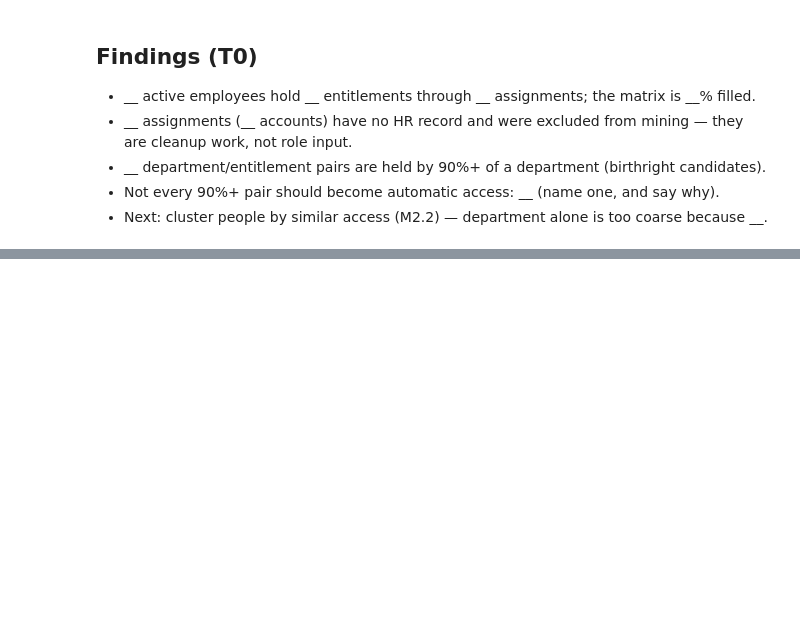
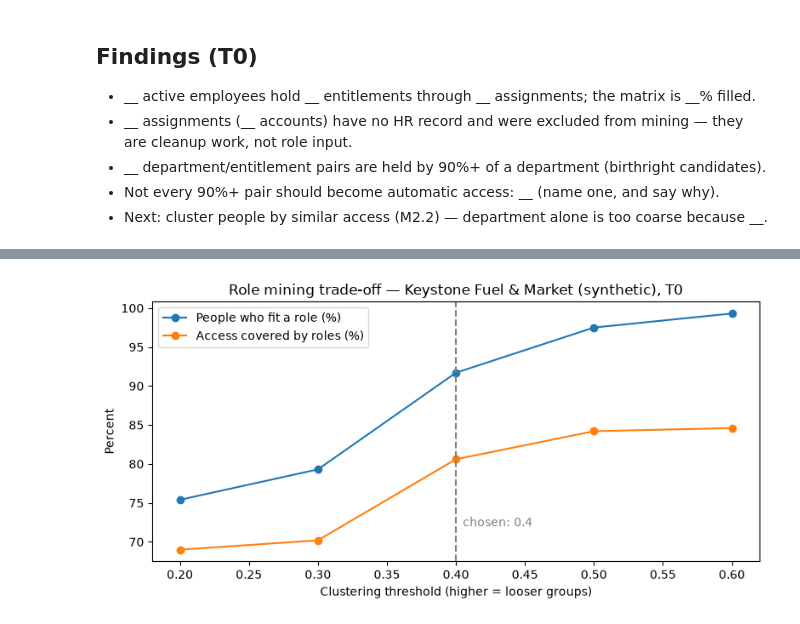
Before and after one commit to Connor-Metzger/entra-governance, a Jupyter notebook: notebooks/role_mining.ipynb, the cells around one changed output, grey strips where cells are left out. Cells and saved outputs as stored; diff of their text form; code cells hidden in the pictures; blank space fills up the shorter version.

Commit message:
M2.2: Jaccard clustering, 13 candidate roles, SoD check, outlier list

```diff
--- a/notebooks/role_mining.ipynb
+++ b/notebooks/role_mining.ipynb
@@ -183,0 +221,6 @@ Department/entitlement pairs held by 90%+ of the department: 17
+# %%
+distances = pdist(matrix.values.astype(bool), metric="jaccard")
+similarity = 1 - squareform(distances)
+pairs = similarity[np.triu_indices(len(similarity), k=1)]
+print("Pairs compared:", f"{len(pairs):,}")
+print("Average similarity between two people:", round(pairs.mean(), 2))
@@ -183,0 +230,20 @@ Department/entitlement pairs held by 90%+ of the department: 17
+# %%
+tree = linkage(distances, method="average")
+
+def build_roles(threshold, min_size=5, core_share=0.80):
+    labels = pd.Series(fcluster(tree, t=threshold, criterion="distance"), index=matrix.index)
+    sizes = labels.value_counts()
+    kept = sizes[sizes >= min_size].index
+    core = {c: set(matrix.columns[matrix.loc[labels[labels == c].index].mean() >= core_share]) for c in kept}
+    covered = sum(len(access_of(u) & core.get(labels[u], set())) for u in matrix.index)
+    return labels, kept, core, covered
+
+sweep = []
+for t in [0.2, 0.3, 0.4, 0.5, 0.6]:
+    labels, kept, core, covered = build_roles(t)
+    in_role = labels.isin(kept).sum()
+    sweep.append({"threshold": t, "candidate_roles": len(kept),
+                  "people_in_a_role_pct": round(100 * in_role / len(labels), 1),
+                  "access_covered_pct": round(100 * covered / matrix.values.sum(), 1)})
+sweep = pd.DataFrame(sweep)
+sweep
@@ -183,0 +257,15 @@ Department/entitlement pairs held by 90%+ of the department: 17
+# %%
+fig, ax = plt.subplots(figsize=(8, 4))
+ax.plot(sweep["threshold"], sweep["people_in_a_role_pct"], marker="o", label="People who fit a role (%)")
+ax.plot(sweep["threshold"], sweep["access_covered_pct"], marker="o", label="Access covered by roles (%)")
+ax.axvline(0.4, linestyle="--", color="gray")
+ax.text(0.405, 72, "chosen: 0.4", color="gray")
+ax.set_xlabel("Clustering threshold (higher = looser groups)")
+ax.set_ylabel("Percent")
+ax.set_title("Role mining trade-off — Keystone Fuel & Market (synthetic), T0")
+ax.legend()
+fig.tight_layout()
+fig.savefig(IMG / "m2-threshold-sweep.png", dpi=150)
+plt.show()
+# %% [output]
+[figure, added]
```
Also changed, not shown: parts of 11 cells of this notebook, 4 other files.
